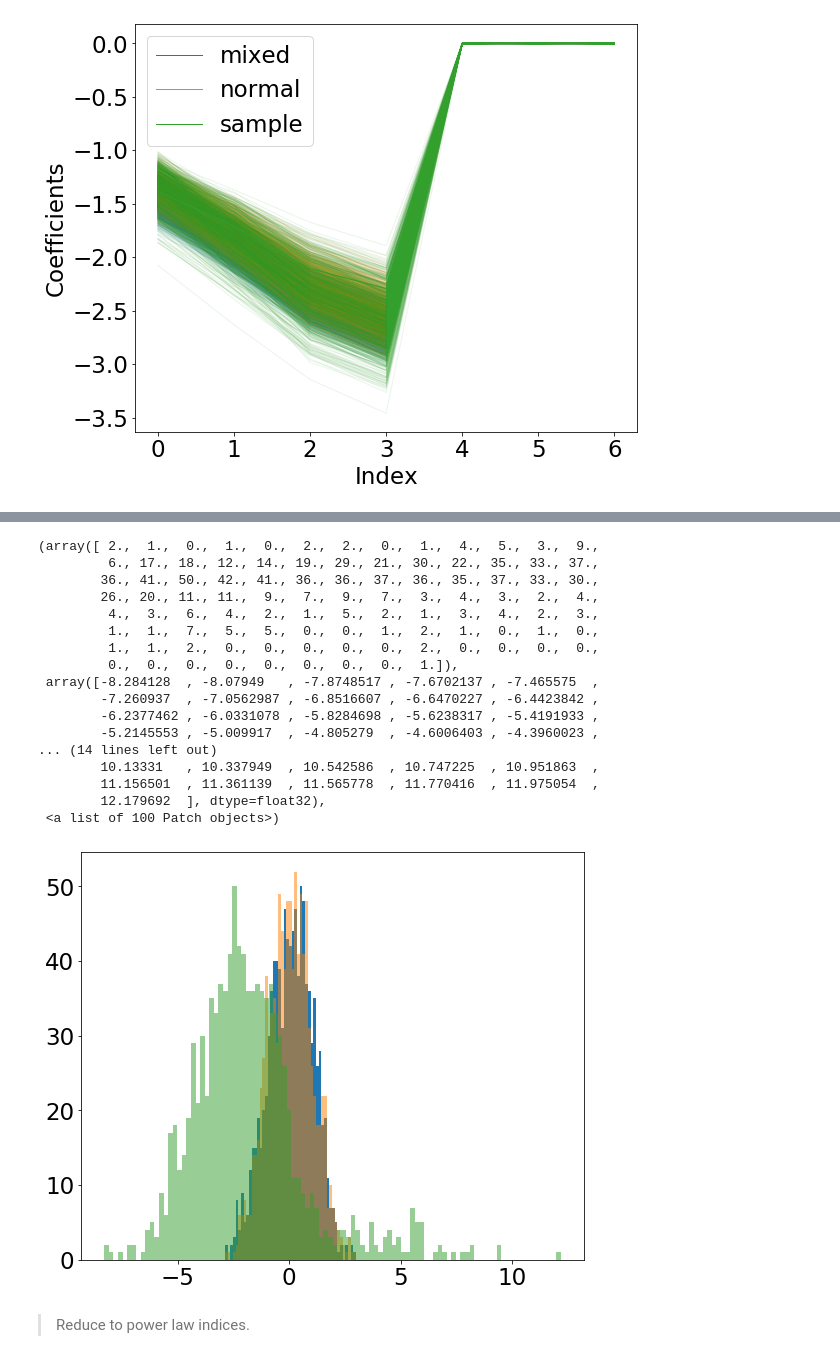
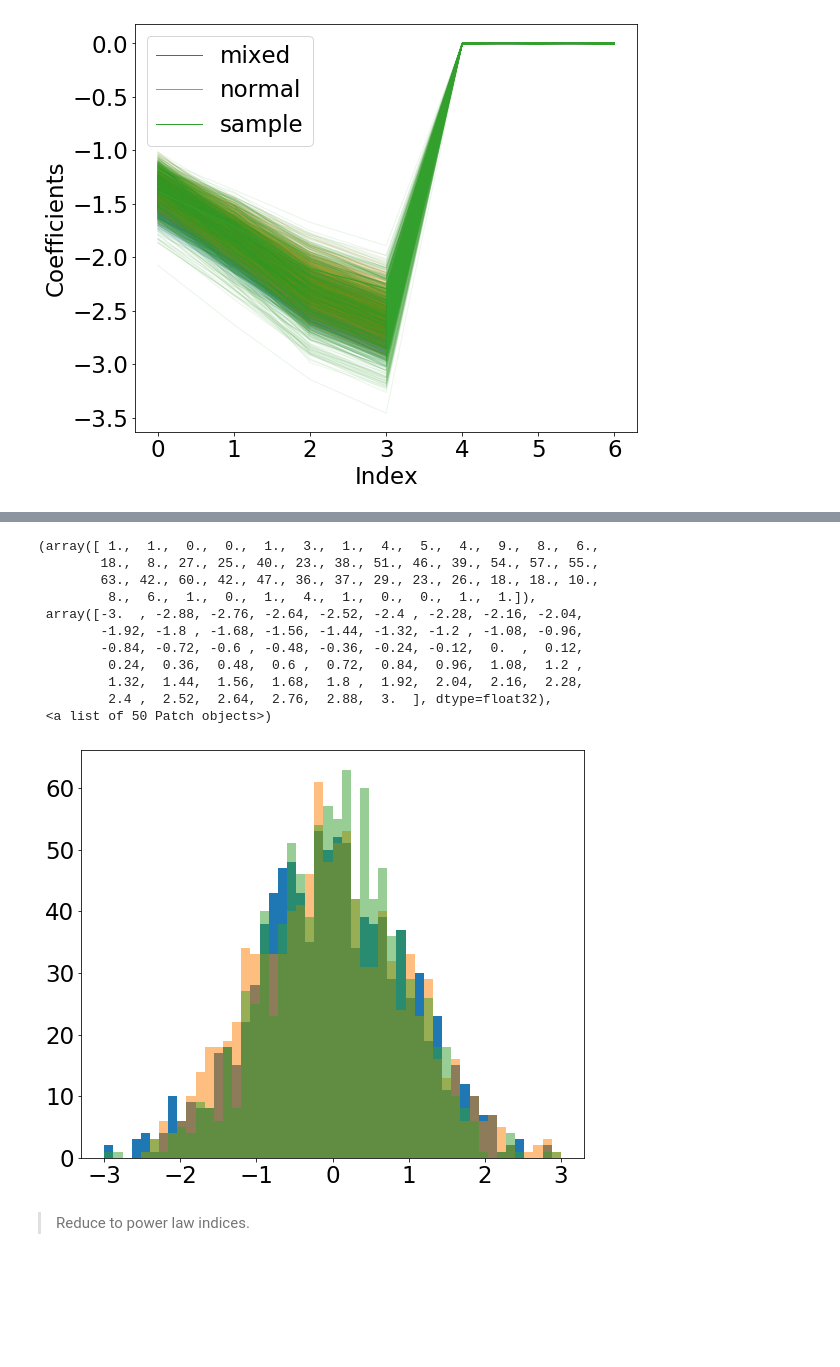
Before and after one commit to tingyuansen/IMLE_on_Galaxy_Images, a Jupyter notebook: AGN_Doublets.ipynb, the cells around one changed output, grey strips where cells are left out. Drawn from its saved outputs; the diff is of its cells as text; code cells hidden in the pictures; blank space fills up the shorter version.

```diff
--- a/AGN_Doublets.ipynb
+++ b/AGN_Doublets.ipynb
@@ -217,43 +217,37 @@ RealNVP(
 # %%
 # y_tr = np.load("../Sx_all_mixed_dense.npy")
 # y_tr[y_tr == 0] = 1.
 # y_tr = np.log10(y_tr)
 # for i in range(y_tr.shape[0]):
 #     y_tr[i,:4] = np.median(y_tr[i,:4])
 
 y_tr = np.random.normal(size=(1000,7))
 plt.hist(y_tr[:,0], bins=50, range=[-3,3]);
 
 # y_tr = np.load("../Sx_all_normal_dense.npy")
 # y_tr[y_tr == 0] = 1.
 # y_tr = np.log10(y_tr)
 # for i in range(y_tr.shape[0]):
 #     y_tr[i,:4] = np.median(y_tr[i,:4])
 
 y_tr = np.random.normal(size=(1000,7))
 plt.hist(y_tr[:,0], bins=50, range=[-3,3], alpha=0.5);
 
 flow_sample = flow.sample(torch.from_numpy(np.random.normal(size=(1000,7))).float()).detach().numpy()
-plt.hist(flow_sample[:,0], color=cb2[2], bins=100, alpha=0.5)
+plt.hist(flow_sample[:,0], color=cb2[2], bins=50, alpha=0.5, range=[-3,3])
 # %% [output]
-(array([ 2.,  1.,  0.,  1.,  0.,  2.,  2.,  0.,  1.,  4.,  5.,  3.,  9.,
-         6., 17., 18., 12., 14., 19., 29., 21., 30., 22., 35., 33., 37.,
-        36., 41., 50., 42., 41., 36., 36., 37., 36., 35., 37., 33., 30.,
-        26., 20., 11., 11.,  9.,  7.,  9.,  7.,  3.,  4.,  3.,  2.,  4.,
-         4.,  3.,  6.,  4.,  2.,  1.,  5.,  2.,  1.,  3.,  4.,  2.,  3.,
-         1.,  1.,  7.,  5.,  5.,  0.,  0.,  1.,  2.,  1.,  0.,  1.,  0.,
-         1.,  1.,  2.,  0.,  0.,  0.,  0.,  0.,  2.,  0.,  0.,  0.,  0.,
-         0.,  0.,  0.,  0.,  0.,  0.,  0.,  0.,  1.]),
- array([-8.284128  , -8.07949   , -7.8748517 , -7.6702137 , -7.465575  ,
-        -7.260937  , -7.0562987 , -6.8516607 , -6.6470227 , -6.4423842 ,
-        -6.2377462 , -6.0331078 , -5.8284698 , -5.6238317 , -5.4191933 ,
-        -5.2145553 , -5.009917  , -4.805279  , -4.6006403 , -4.3960023 ,
-... (14 lines left out)
-        10.13331   , 10.337949  , 10.542586  , 10.747225  , 10.951863  ,
-        11.156501  , 11.361139  , 11.565778  , 11.770416  , 11.975054  ,
-        12.179692  ], dtype=float32),
- <a list of 100 Patch objects>)
+(array([ 1.,  1.,  0.,  0.,  1.,  3.,  1.,  4.,  5.,  4.,  9.,  8.,  6.,
+        18.,  8., 27., 25., 40., 23., 38., 51., 46., 39., 54., 57., 55.,
+        63., 42., 60., 42., 47., 36., 37., 29., 23., 26., 18., 18., 10.,
+         8.,  6.,  1.,  0.,  1.,  4.,  1.,  0.,  0.,  1.,  1.]),
+ array([-3.  , -2.88, -2.76, -2.64, -2.52, -2.4 , -2.28, -2.16, -2.04,
+        -1.92, -1.8 , -1.68, -1.56, -1.44, -1.32, -1.2 , -1.08, -0.96,
+        -0.84, -0.72, -0.6 , -0.48, -0.36, -0.24, -0.12,  0.  ,  0.12,
+         0.24,  0.36,  0.48,  0.6 ,  0.72,  0.84,  0.96,  1.08,  1.2 ,
+         1.32,  1.44,  1.56,  1.68,  1.8 ,  1.92,  2.04,  2.16,  2.28,
+         2.4 ,  2.52,  2.64,  2.76,  2.88,  3.  ], dtype=float32),
+ <a list of 50 Patch objects>)
-[figure, old version]
+[figure, new version]
 # %% [markdown]
 > Reduce to power law indices.
 # %%
```
Also changed, not shown: parts of 1 cell of this notebook.
